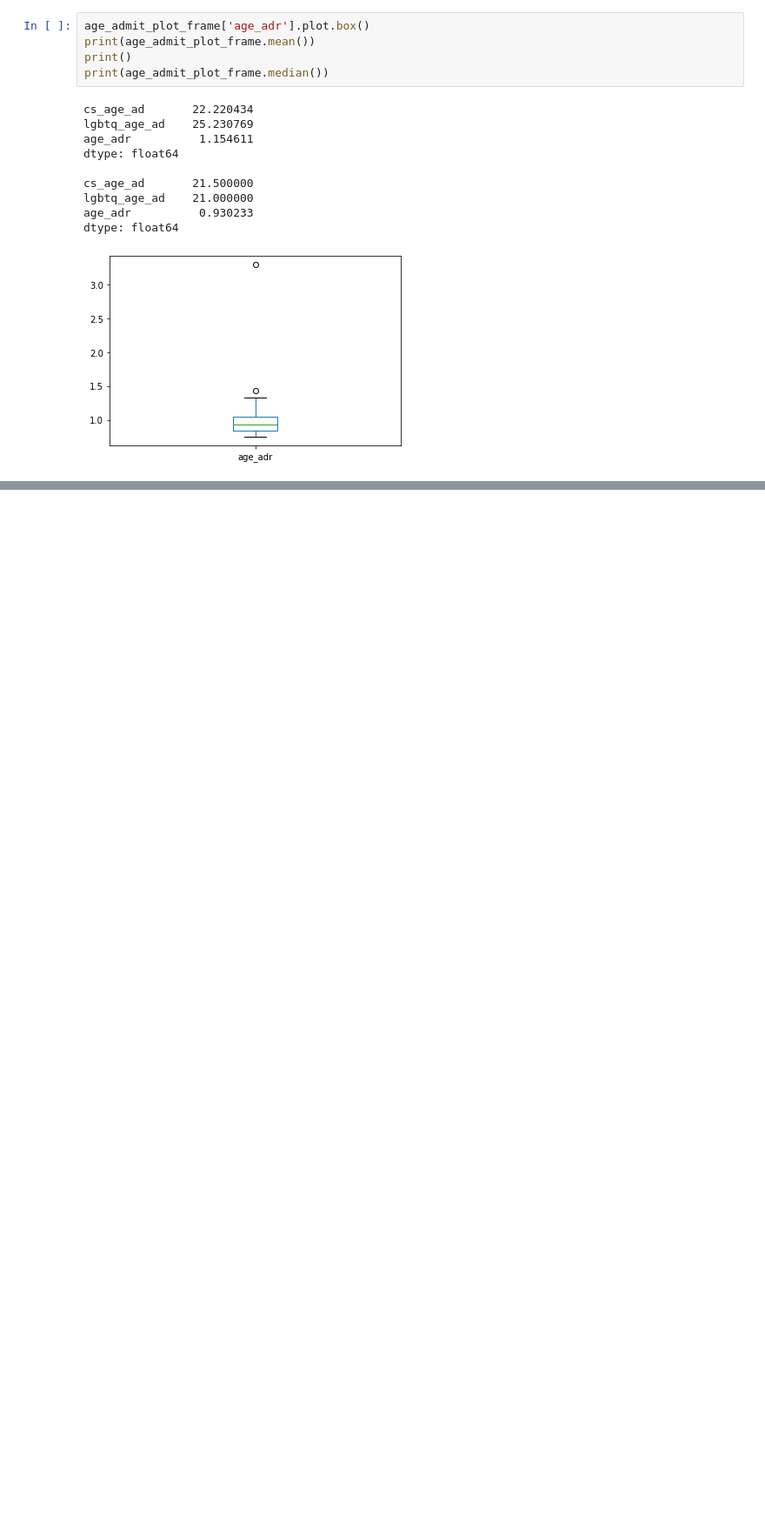
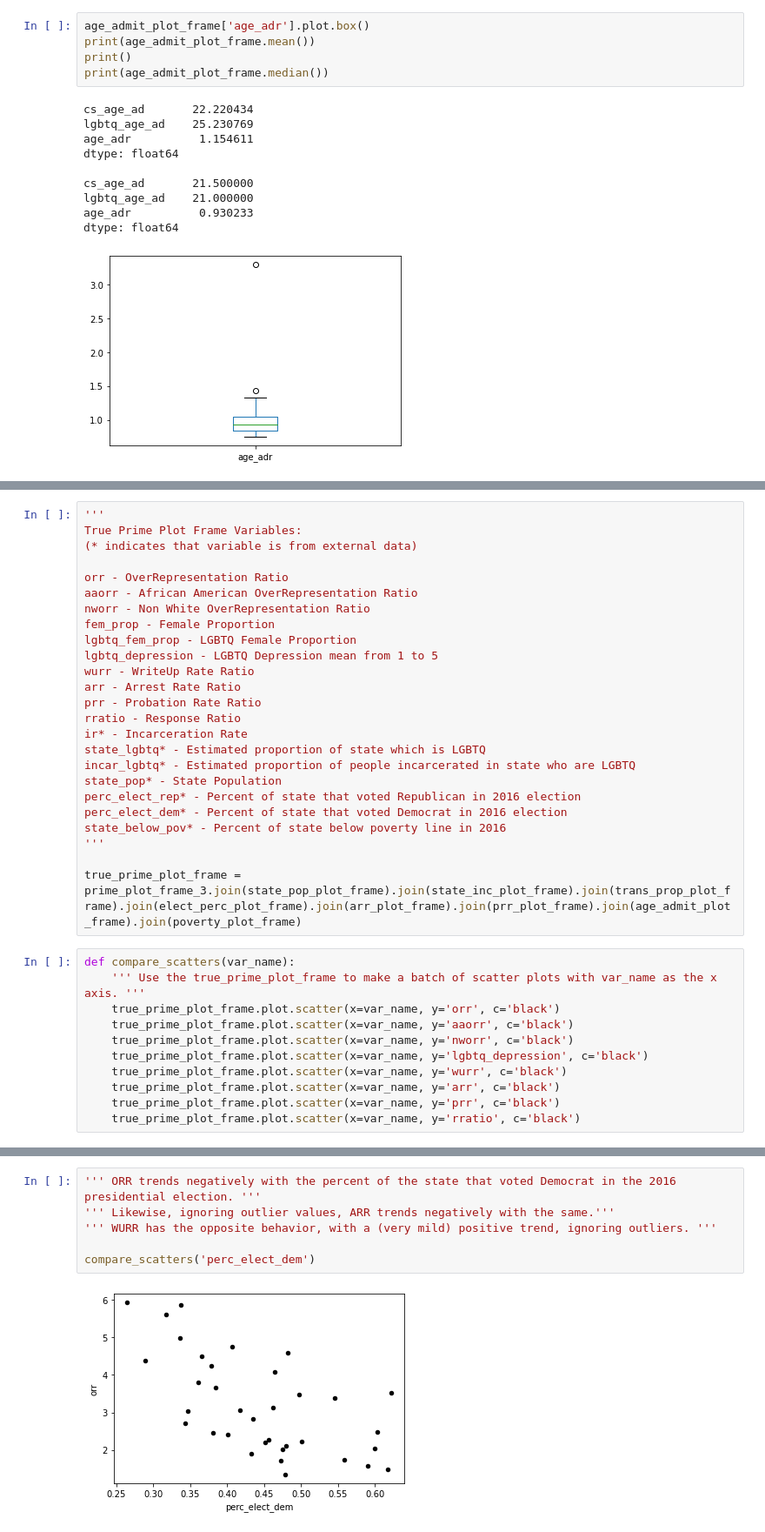
Before and after one commit to hjake123/pharis-2021, a Jupyter notebook: Data/process_notebook.ipynb, the cells around one changed output, grey strips where cells are left out. Shown at 87% size. Saved outputs shown, nothing was run; the diff lists cells and outputs as text; blank space fills up the shorter version.

Commit message:
Add 2016 election and poverty data and comparisons with them

```diff
--- a/Data/process_notebook.ipynb
+++ b/Data/process_notebook.ipynb
@@ -827,0 +810,36 @@ compare_scatters('trans_prop')
+# %%
+'''
+True Prime Plot Frame Variables:
+(* indicates that variable is from external data)
+
+orr - OverRepresentation Ratio
+aaorr - African American OverRepresentation Ratio
+nworr - Non White OverRepresentation Ratio
+fem_prop - Female Proportion
+lgbtq_fem_prop - LGBTQ Female Proportion
+lgbtq_depression - LGBTQ Depression mean from 1 to 5
+wurr - WriteUp Rate Ratio
+arr - Arrest Rate Ratio
+prr - Probation Rate Ratio
+rratio - Response Ratio
+ir* - Incarceration Rate
+state_lgbtq* - Estimated proportion of state which is LGBTQ
+incar_lgbtq* - Estimated proportion of people incarcerated in state who are LGBTQ
+state_pop* - State Population
+perc_elect_rep* - Percent of state that voted Republican in 2016 election
+perc_elect_dem* - Percent of state that voted Democrat in 2016 election
+state_below_pov* - Percent of state below poverty line in 2016
+'''
+
+true_prime_plot_frame = prime_plot_frame_3.join(state_pop_plot_frame).join(state_inc_plot_frame).join(trans_prop_plot_frame).join(elect_perc_plot_frame).join(arr_plot_frame).join(prr_plot_frame).join(age_admit_plot_frame).join(poverty_plot_frame)
+# %%
+def compare_scatters(var_name):
+    ''' Use the true_prime_plot_frame to make a batch of scatter plots with var_name as the x axis. '''
+    true_prime_plot_frame.plot.scatter(x=var_name, y='orr', c='black')
+    true_prime_plot_frame.plot.scatter(x=var_name, y='aaorr', c='black')
+    true_prime_plot_frame.plot.scatter(x=var_name, y='nworr', c='black')
+    true_prime_plot_frame.plot.scatter(x=var_name, y='lgbtq_depression', c='black')
+    true_prime_plot_frame.plot.scatter(x=var_name, y='wurr', c='black')
+    true_prime_plot_frame.plot.scatter(x=var_name, y='arr', c='black')
+    true_prime_plot_frame.plot.scatter(x=var_name, y='prr', c='black')
+    true_prime_plot_frame.plot.scatter(x=var_name, y='rratio', c='black')
@@ -827,0 +892,8 @@ compare_scatters('trans_prop')
+# %%
+''' ORR trends negatively with the percent of the state that voted Democrat in the 2016 presidential election. '''
+''' Likewise, ignoring outlier values, ARR trends negatively with the same.'''
+''' WURR has the opposite behavior, with a (very mild) positive trend, ignoring outliers. '''
+
+compare_scatters('perc_elect_dem')
+# %% [output]
+[figure, added]
```
Also changed, not shown: parts of 35 cells of this notebook, 6 other files.
